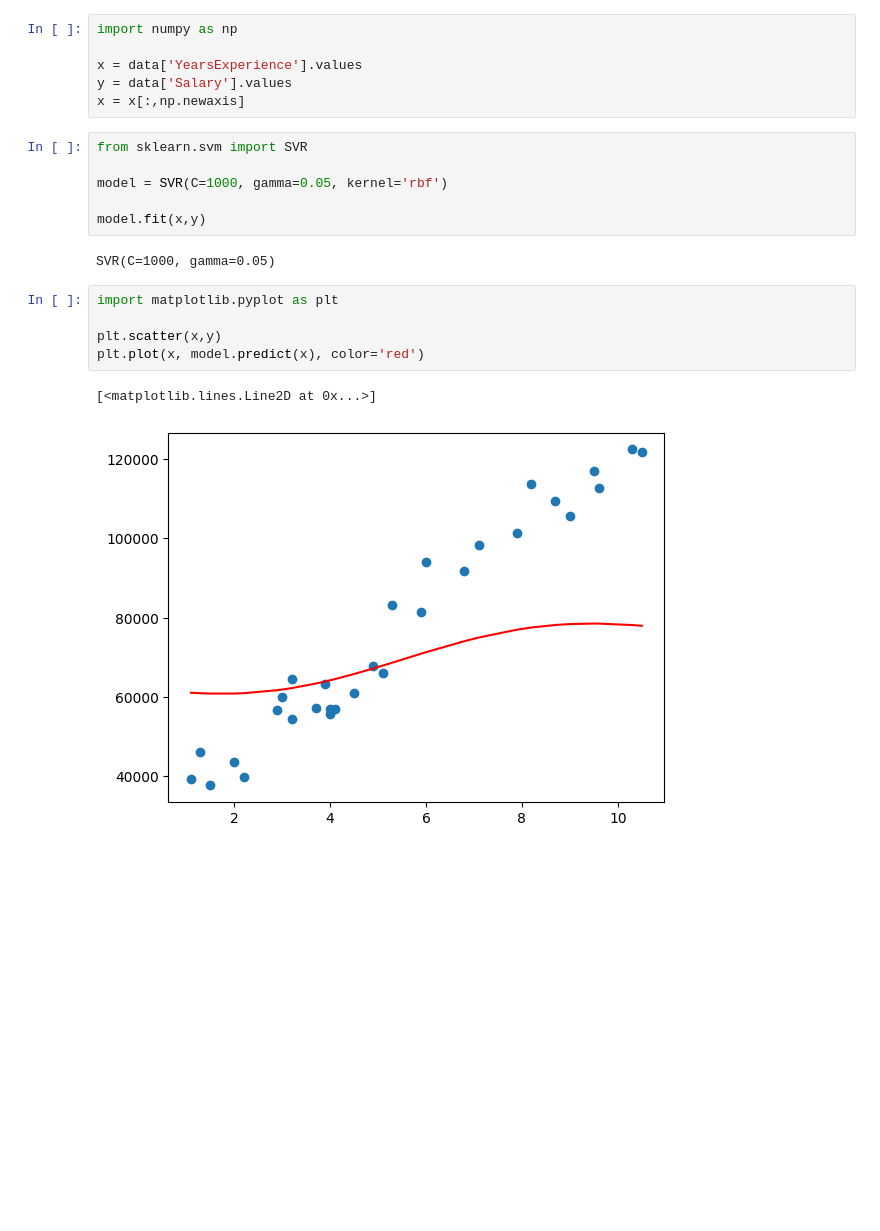
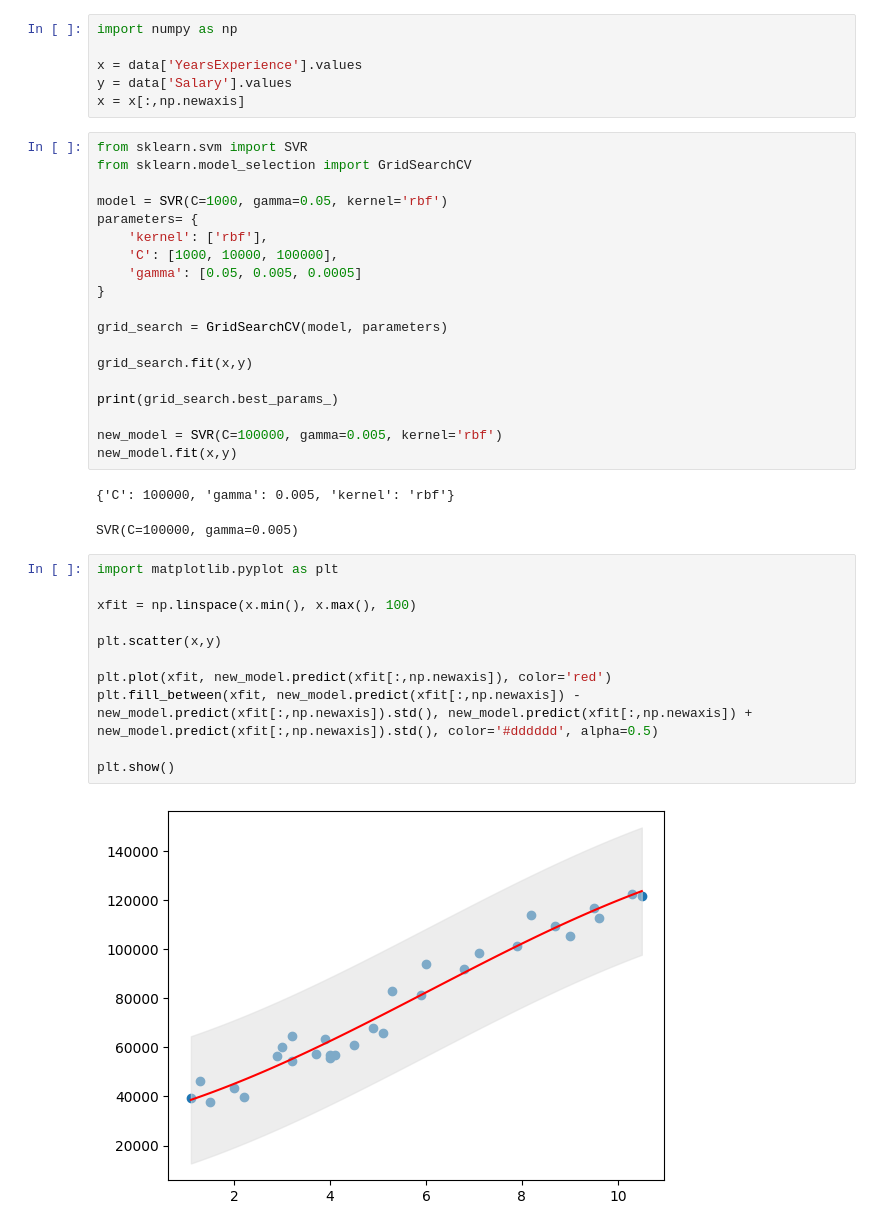
Before and after one commit to Mochamad-Rizky/ln-b--machine_learning, a Jupyter notebook: latihan/support_vector_machine_regression.ipynb, the cells around one changed output. Saved outputs shown, nothing was run; the diff lists cells and outputs as text; blank space fills up the shorter version.

Commit message:
remake SVR with search Grid params

```diff
--- a/latihan/support_vector_machine_regression.ipynb
+++ b/latihan/support_vector_machine_regression.ipynb
@@ -22,17 +22,36 @@ y = data['Salary'].values
 x = x[:,np.newaxis]
 # %%
 from sklearn.svm import SVR
+from sklearn.model_selection import GridSearchCV
 
 model = SVR(C=1000, gamma=0.05, kernel='rbf')
+parameters= {
+    'kernel': ['rbf'],
+    'C': [1000, 10000, 100000],
+    'gamma': [0.05, 0.005, 0.0005]
+}
 
-model.fit(x,y)
+grid_search = GridSearchCV(model, parameters)
+
+grid_search.fit(x,y)
+
+print(grid_search.best_params_)
+
+new_model = SVR(C=100000, gamma=0.005, kernel='rbf')
+new_model.fit(x,y)
 # %% [output]
-SVR(C=1000, gamma=0.05)
+{'C': 100000, 'gamma': 0.005, 'kernel': 'rbf'}
+SVR(C=100000, gamma=0.005)
-# %%
-import matplotlib.pyplot as plt
-
-plt.scatter(x,y)
-plt.plot(x, model.predict(x), color='red')
-# %% [output]
-[<matplotlib.lines.Line2D at 0x...>]
-[figure, removed]
+# %%
+import matplotlib.pyplot as plt
+
+xfit = np.linspace(x.min(), x.max(), 100)
+
+plt.scatter(x,y)
+
+plt.plot(xfit, new_model.predict(xfit[:,np.newaxis]), color='red')
+plt.fill_between(xfit, new_model.predict(xfit[:,np.newaxis]) - new_model.predict(xfit[:,np.newaxis]).std(), new_model.predict(xfit[:,np.newaxis]) + new_model.predict(xfit[:,np.newaxis]).std(), color='#dddddd', alpha=0.5)
+
+plt.show()
+# %% [output]
+[figure, added]
```
Also changed, not shown: parts of 2 cells of this notebook.
